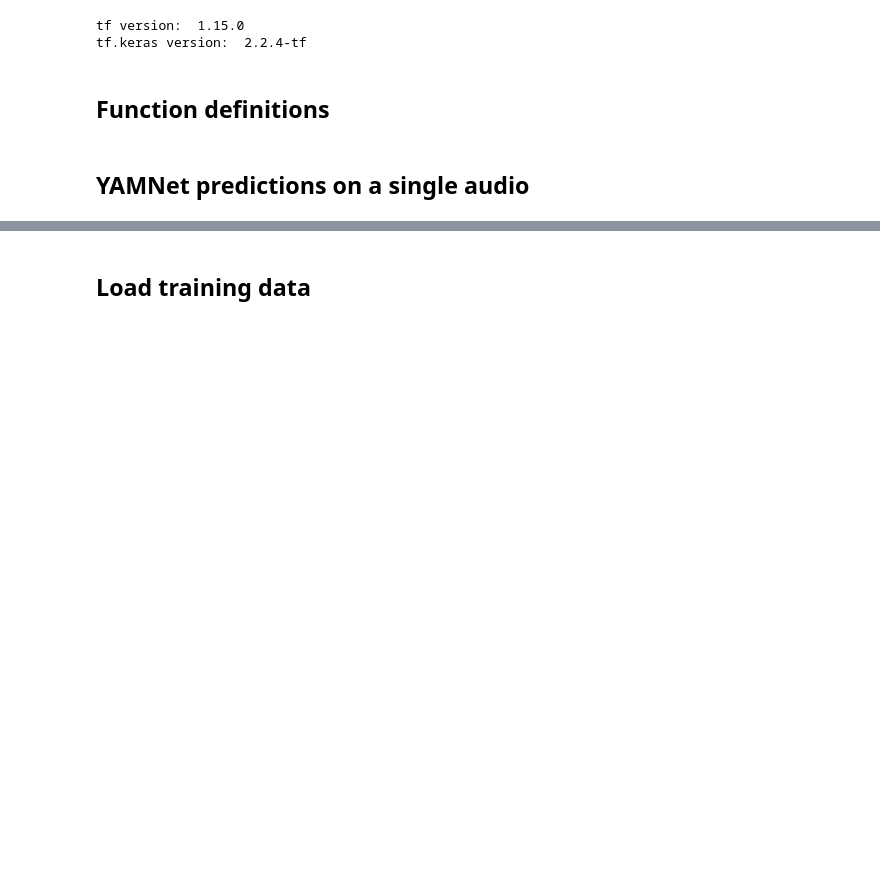
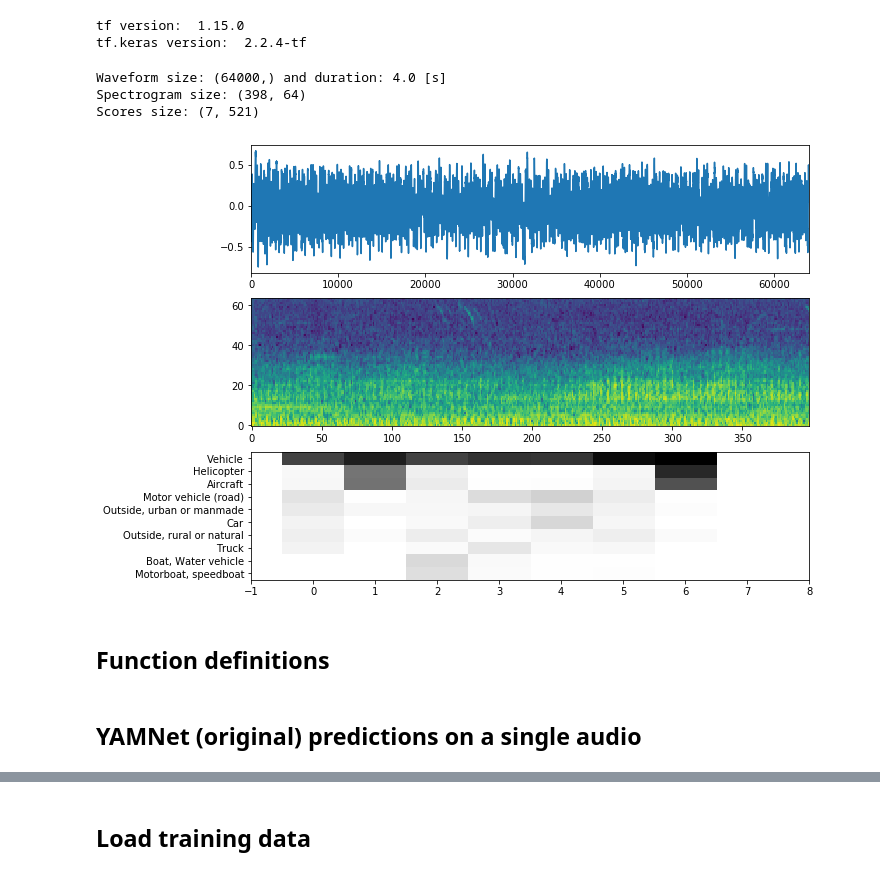
Before and after one commit to jmariscal-harana/yamnet_planes, a Jupyter notebook: yamnet_planes_train.ipynb, the cells around one changed output, grey strips where cells are left out. Drawn from its saved outputs; the diff is of its cells as text; code cells hidden in the pictures; blank space fills up the shorter version.

```diff
--- a/yamnet_planes_train.ipynb
+++ b/yamnet_planes_train.ipynb
@@ -57,6 +57,55 @@ params.PATCH_HOP_SECONDS = 0.1 #low values: higher accuracy but higher computati
 
 yamnet_features, _ = yamnet_modified.yamnet_frames_model(params)
 yamnet_features.load_weights(path_root+'yamnet.h5')
+# %%
+#TEMP
+# Load waveform
+DESIRED_SR = params.SAMPLE_RATE # required by YAMNet
+
+file_name = "/home/ups/Proyectos/Vigia_sonido/Datasets/airplanes_v0/training_data/plane/track_04_0000_norm.wav"
+waveform = read_wav(file_name, DESIRED_SR, use_rosa=1)
+waveform = waveform[0:4*DESIRED_SR]
+
+print('Waveform size:', waveform.shape, 'and duration:', waveform.shape[0]/DESIRED_SR, '[s]')
+
+# Calculate scores and spectrogram
+spectrogram, _, _, scores = yamnet_features.predict(np.reshape(waveform, [1, -1]), steps=1)
+
+print('Spectrogram size:',spectrogram.shape)
+print('Scores size:',scores.shape)
+# %% [output]
+Waveform size: (64000,) and duration: 4.0 [s]
+Spectrogram size: (398, 64)
+Scores size: (7, 521)
+# %%
+# Visualize the results.
+plt.figure(figsize=(10, 8))
+
+# Plot the waveform.
+plt.subplot(3, 1, 1)
+plt.plot(waveform)
+plt.xlim([0, len(waveform)])
+# Plot the log-mel spectrogram (returned by the model).
+plt.subplot(3, 1, 2)
+plt.imshow(spectrogram.T, aspect='auto', interpolation='nearest', origin='bottom')
+
+# Plot and label the model output scores for the top-scoring classes.
+mean_scores = np.mean(scores, axis=0)
+top_N = 10
+top_class_indices = np.argsort(mean_scores)[::-1][:top_N]
+plt.subplot(3, 1, 3)
+plt.imshow(scores[:, top_class_indices].T, aspect='auto', interpolation='nearest', cmap='gray_r')
+# Compensate for the PATCH_WINDOW_SECONDS (0.96 s) context window to align with spectrogram.
+patch_padding = (params.PATCH_WINDOW_SECONDS / 2) / params.PATCH_HOP_SECONDS
+plt.xlim([-patch_padding, scores.shape[0] + patch_padding])
+# Label the top_N classes.
+yticks = range(0, top_N, 1)
+plt.yticks(yticks, [class_names[top_class_indices[x]] for x in yticks])
+_ = plt.ylim(-0.5 + np.array([top_N, 0]))
+
+plt.show()
+# %% [output]
+[figure, added]
 # %% [markdown]
 ## Function definitions
 # %%
@@ -225,7 +273,7 @@ def run_models(waveform,
     all_scores = np.mean(all_scores, axis=0)
     return all_scores
 # %% [markdown]
-## YAMNet predictions on a single audio
+## YAMNet (original) predictions on a single audio
 # %%
 # Load waveform
 DESIRED_SR = params.SAMPLE_RATE # required by YAMNet
```
Also changed, not shown: parts of 10 cells of this notebook, 1 other file.
